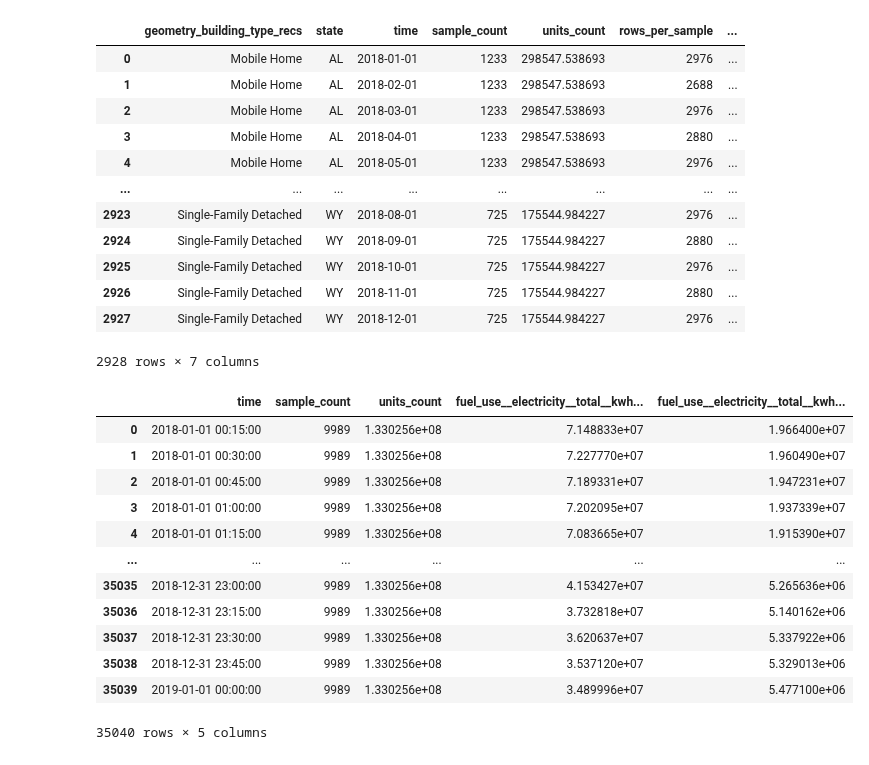
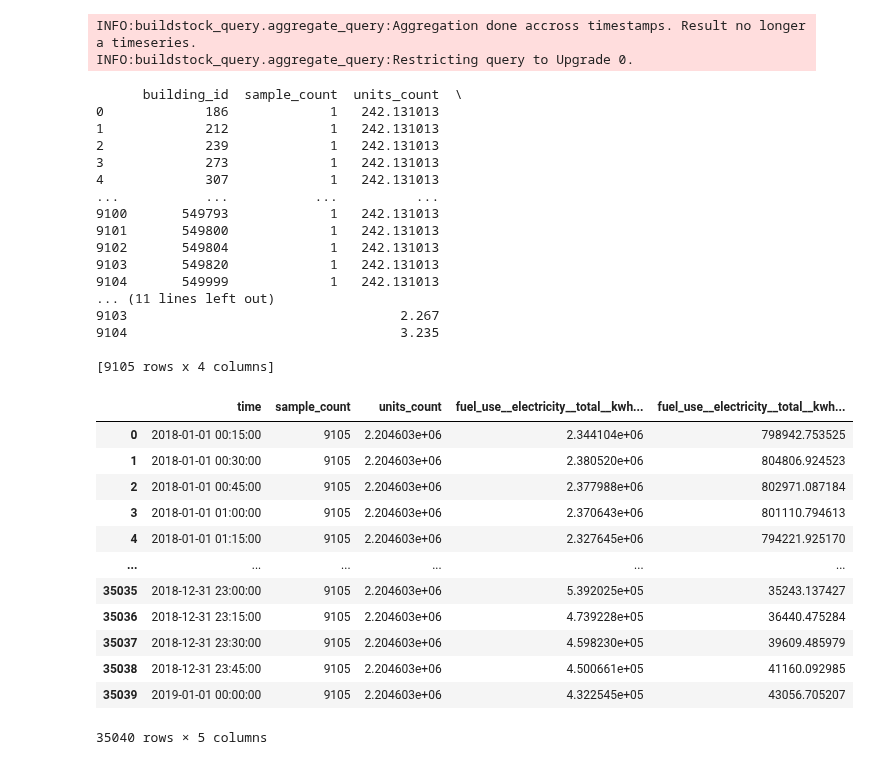
Before and after one commit to NREL/buildstock-query, a Jupyter notebook: example_usage/aggregates_and_savings.ipynb, the cells around one changed output. Saved outputs shown, nothing was run; the diff lists cells and outputs as text; code cells hidden in the pictures.

Commit message:
Add agg_func argument to aggregate_annual and aggregate_timeseries function

```diff
--- a/example_usage/aggregates_and_savings.ipynb
+++ b/example_usage/aggregates_and_savings.ipynb
@@ -4,7 +4,7 @@ import pandas as pd
 # %%
 my_run = BuildStockQuery(db_name='euss-final',
                         table_name='euss_res_final_2018_550k_20220901',
-                        workgroup='largeee',
+                        workgroup='rescore',
                         buildstock_type='resstock')
 # %% [output]
 INFO:buildstock_query.query_core:Loading euss_res_final_2018_550k_20220901 ...
@@ -80,35 +144,49 @@ WHERE euss_res_final_2018_550k_20220901_timeseries.upgrade = '0' GROUP BY 1, 2,
 # %%
-ts_agg
+# peak electricity use for each building in AL
+ts_agg = my_run.agg.aggregate_timeseries(enduses=['fuel_use__electricity__total__kwh'],
+                                         restrict=[('build_existing_model.state', ['AL'])],
+                                         collapse_ts=True,
+                                         agg_func='max',
+                                         group_by=[my_run.bs_bldgid_column],
+                                         get_query_only=False)
+print(ts_agg)
 # %% [output]
-|  | geometry_building_type_recs | state | time | sample_count | units_count | rows_per_sample | ... |
-| 0 | Mobile Home | AL | 2018-01-01 | 1233 | 298547.538693 | 2976 | ... |
-| 1 | Mobile Home | AL | 2018-02-01 | 1233 | 298547.538693 | 2688 | ... |
-| 2 | Mobile Home | AL | 2018-03-01 | 1233 | 298547.538693 | 2976 | ... |
-| 3 | Mobile Home | AL | 2018-04-01 | 1233 | 298547.538693 | 2880 | ... |
-| 4 | Mobile Home | AL | 2018-05-01 | 1233 | 298547.538693 | 2976 | ... |
-| ... | ... | ... | ... | ... | ... | ... | ... |
-| 2923 | Single-Family Detached | WY | 2018-08-01 | 725 | 175544.984227 | 2976 | ... |
-| 2924 | Single-Family Detached | WY | 2018-09-01 | 725 | 175544.984227 | 2880 | ... |
-| 2925 | Single-Family Detached | WY | 2018-10-01 | 725 | 175544.984227 | 2976 | ... |
-| 2926 | Single-Family Detached | WY | 2018-11-01 | 725 | 175544.984227 | 2880 | ... |
-| 2927 | Single-Family Detached | WY | 2018-12-01 | 725 | 175544.984227 | 2976 | ... |
-2928 rows × 7 columns
+INFO:buildstock_query.aggregate_query:Aggregation done accross timestamps. Result no longer a timeseries.
+INFO:buildstock_query.aggregate_query:Restricting query to Upgrade 0.
+      building_id  sample_count  units_count  \
+0             186             1   242.131013
+1             212             1   242.131013
+2             239             1   242.131013
+3             273             1   242.131013
+4             307             1   242.131013
+...           ...           ...          ...
+9100       549793             1   242.131013
+9101       549800             1   242.131013
+9102       549804             1   242.131013
+9103       549820             1   242.131013
+9104       549999             1   242.131013
+... (11 lines left out)
+9103                                   2.267
+9104                                   3.235
+
+[9105 rows x 4 columns]
 # %%
 my_run.savings.savings_shape(upgrade_id=2, enduses=['fuel_use__electricity__total__kwh'],
+                             restrict=[('build_existing_model.state', ['AL'])],
                              annual_only=False)
 # %% [output]
 |  | time | sample_count | units_count | fuel_use__electricity__total__kwh... | fuel_use__electricity__total__kwh... |
-| 0 | 2018-01-01 00:15:00 | 9989 | 1.330256e+08 | 7.148833e+07 | 1.966400e+07 |
-| 1 | 2018-01-01 00:30:00 | 9989 | 1.330256e+08 | 7.227770e+07 | 1.960490e+07 |
-| 2 | 2018-01-01 00:45:00 | 9989 | 1.330256e+08 | 7.189331e+07 | 1.947231e+07 |
-| 3 | 2018-01-01 01:00:00 | 9989 | 1.330256e+08 | 7.202095e+07 | 1.937339e+07 |
-| 4 | 2018-01-01 01:15:00 | 9989 | 1.330256e+08 | 7.083665e+07 | 1.915390e+07 |
+| 0 | 2018-01-01 00:15:00 | 9105 | 2.204603e+06 | 2.344104e+06 | 798942.753525 |
+| 1 | 2018-01-01 00:30:00 | 9105 | 2.204603e+06 | 2.380520e+06 | 804806.924523 |
+| 2 | 2018-01-01 00:45:00 | 9105 | 2.204603e+06 | 2.377988e+06 | 802971.087184 |
+| 3 | 2018-01-01 01:00:00 | 9105 | 2.204603e+06 | 2.370643e+06 | 801110.794613 |
+| 4 | 2018-01-01 01:15:00 | 9105 | 2.204603e+06 | 2.327645e+06 | 794221.925170 |
 | ... | ... | ... | ... | ... | ... |
-| 35035 | 2018-12-31 23:00:00 | 9989 | 1.330256e+08 | 4.153427e+07 | 5.265636e+06 |
-| 35036 | 2018-12-31 23:15:00 | 9989 | 1.330256e+08 | 3.732818e+07 | 5.140162e+06 |
-| 35037 | 2018-12-31 23:30:00 | 9989 | 1.330256e+08 | 3.620637e+07 | 5.337922e+06 |
-| 35038 | 2018-12-31 23:45:00 | 9989 | 1.330256e+08 | 3.537120e+07 | 5.329013e+06 |
-| 35039 | 2019-01-01 00:00:00 | 9989 | 1.330256e+08 | 3.489996e+07 | 5.477100e+06 |
+| 35035 | 2018-12-31 23:00:00 | 9105 | 2.204603e+06 | 5.392025e+05 | 35243.137427 |
+| 35036 | 2018-12-31 23:15:00 | 9105 | 2.204603e+06 | 4.739228e+05 | 36440.475284 |
+| 35037 | 2018-12-31 23:30:00 | 9105 | 2.204603e+06 | 4.598230e+05 | 39609.485979 |
+| 35038 | 2018-12-31 23:45:00 | 9105 | 2.204603e+06 | 4.500661e+05 | 41160.092985 |
+| 35039 | 2019-01-01 00:00:00 | 9105 | 2.204603e+06 | 4.322545e+05 | 43056.705207 |
 35040 rows × 5 columns
 # %%
 my_run.savings.savings_shape(upgrade_id=2, enduses=['fuel_use__electricity__total__kwh'],
```
Also changed, not shown: parts of 7 cells of this notebook, 6 other files.
